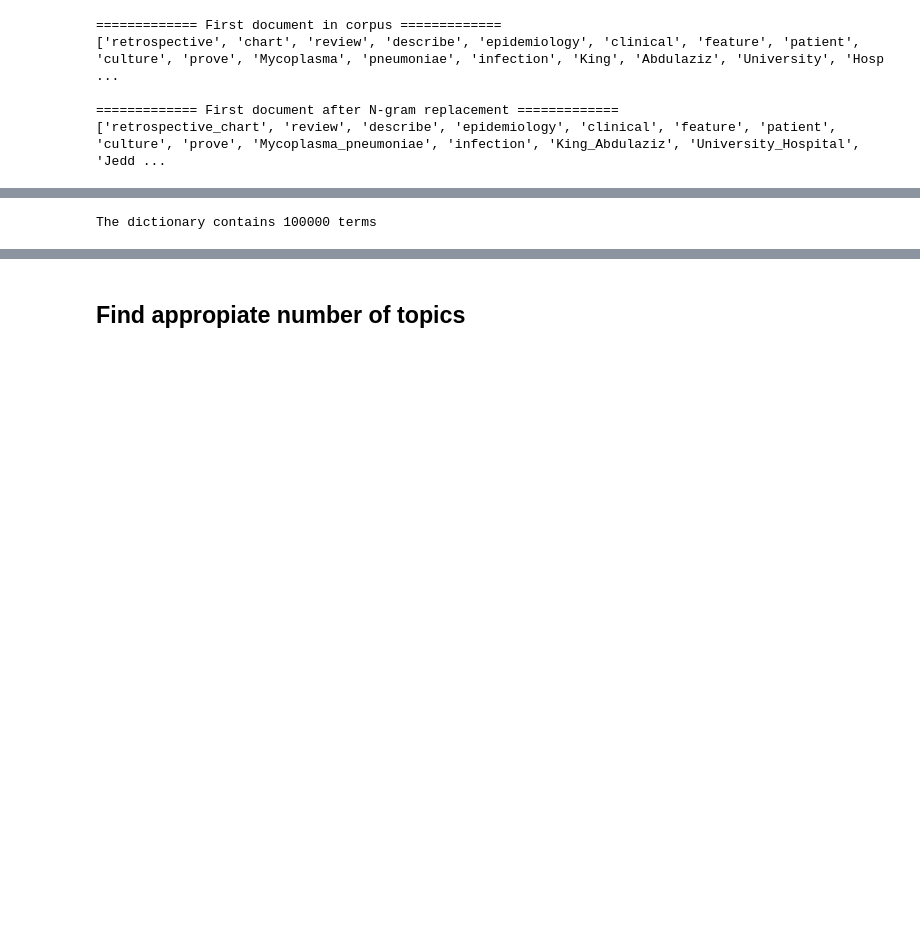
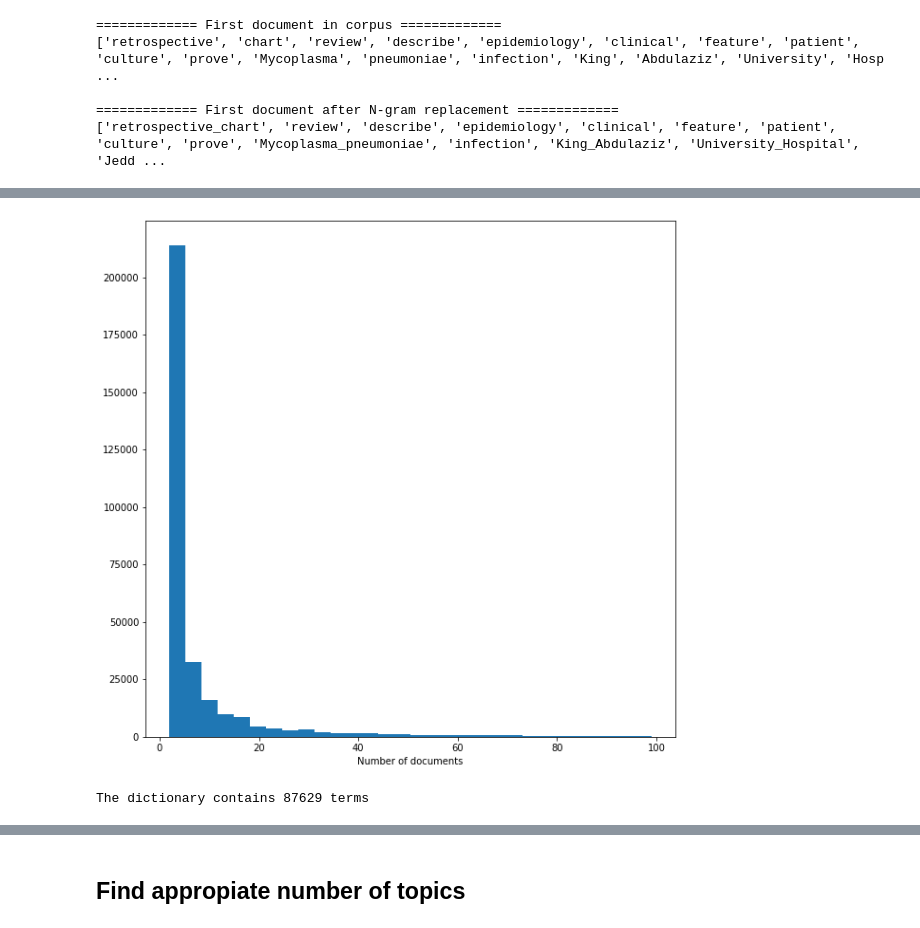
Before and after one commit to hl0d0w1g/CORD-19-NLP, a Jupyter notebook: CORD19_NLP.ipynb, the cells around one changed output, grey strips where cells are left out. Saved outputs shown, nothing was run; the diff lists cells and outputs as text; code cells hidden in the pictures; blank space fills up the shorter version.

```diff
--- a/CORD19_NLP.ipynb
+++ b/CORD19_NLP.ipynb
@@ -344,0 +367,9 @@ Standard deviation number of tokens: 62.15
+# %%
+# Remove the specific stopwords from the lemmas
+specific_stw = set(['study', 'result', 'include', 'conclusion', 'base', 'report', 'provide', 'case', 'method',
+                    'present', 'identify', 'show', 'associate', 'compare', 'use', 'aim', 'need', 'find', 'paper',
+                    'research', 'propose', 'follow'])
+
+
+metadata_df['lemmas_clean'] = metadata_df['lemmas'].progress_apply(lambda lemmas: [lemma for lemma in lemmas if lemma not in specific_stw])
+metadata_df
@@ -345,6 +459,6 @@ Standard deviation number of tokens: 62.15
 # %%
 # Build the corpus and compute N-gram detection and replacement
-corpus = metadata_df['lemmas'].to_list()
+corpus = metadata_df['lemmas_clean'].to_list()
 phrase_model = Phrases(corpus, min_count=2, threshold=20)
 
 print('\n============= First document in corpus =============')
@@ -412,13 +538,20 @@ Number of tokens appearing in just one document: 129917
+# %%
+plt.figure(figsize=(10, 10))
+plt.hist(df_aux['ndocs'][df_aux['ndocs'] < 100], bins=30)
+plt.xlabel('Number of documents')
+plt.show()
+# %% [output]
+[figure, added]
 # %%
-no_below = 4 #Minimum number of documents to keep a term in the dictionary
-no_above = .80 #Maximum proportion of documents in which a term can appear to be kept in the dictionary
+no_below = 8 # Minimum number of documents to keep a term in the dictionary
+no_above = .80 # Maximum proportion of documents in which a term can appear to be kept in the dictionary
 
 D.filter_extremes(no_below=no_below,no_above=no_above)
 n_tokens = len(D)
 
 print('The dictionary contains', n_tokens, 'terms')
 # %% [output]
-The dictionary contains 100000 terms
+The dictionary contains 87629 terms
 # %%
 df_aux = pd.DataFrame([{'token': D[idx], 'ndocs': val} for idx, val in D.dfs.items()])
 df_aux = df_aux.sort_values('ndocs', ascending=False)
```
Also changed, not shown: parts of 29 cells of this notebook.
